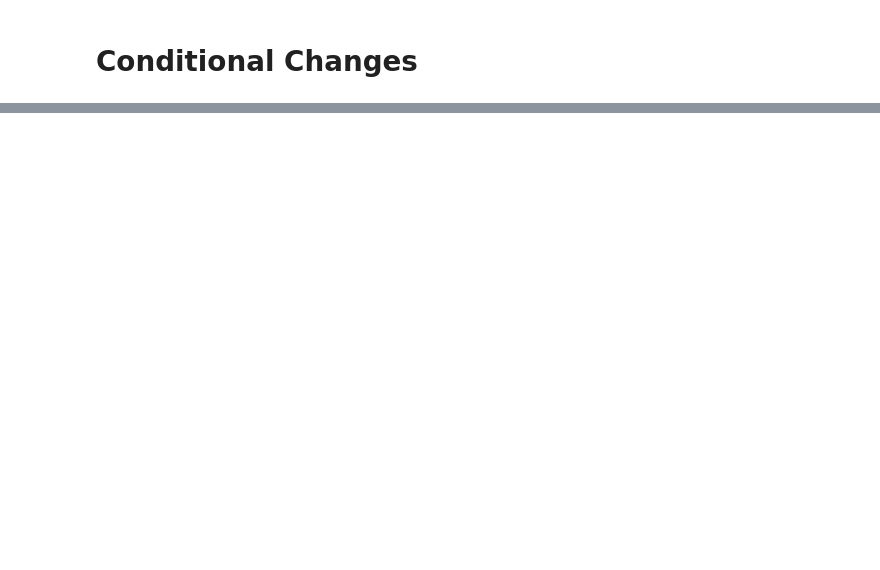
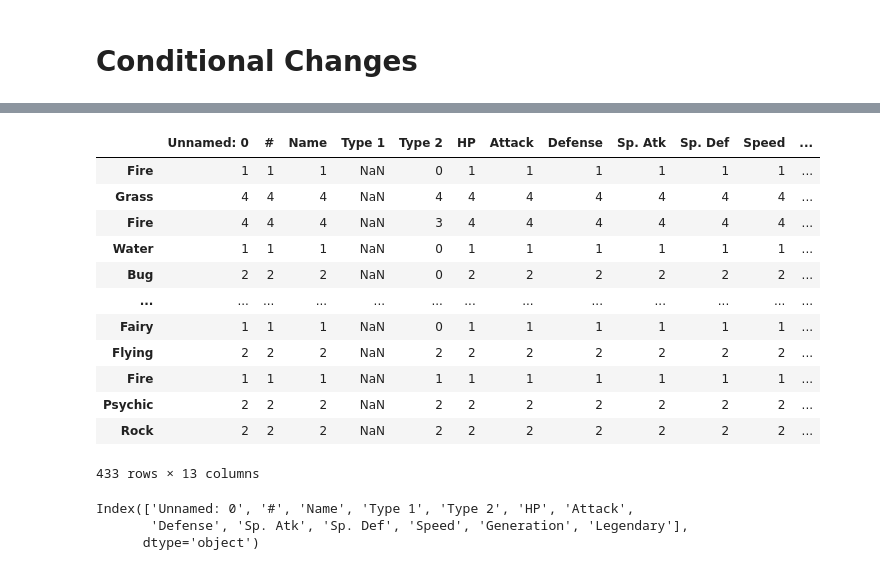
Before and after one commit to KisaPada/learning-pandas, a Jupyter notebook: pandas_youtube_tutorial/Tutorial.ipynb, the cells around one changed output, grey strips where cells are left out. Cells and saved outputs as stored; diff of their text form; code cells hidden in the pictures; blank space fills up the shorter version.

```diff
--- a/pandas_youtube_tutorial/Tutorial.ipynb
+++ b/pandas_youtube_tutorial/Tutorial.ipynb
@@ -338,0 +447,29 @@ new_df.head()
+# %%
+# Now, you can:
+new_df = pd.DataFrame(columns=df.columns)
+
+for df in pd.read_csv("output\\modified.csv", chunksize=5):
+    results = df.groupby(["Type 1"]).count()
+    new_df = pd.concat([new_df, results])
+
+new_df
+# %% [output]
+|  | Unnamed: 0 | # | Name | Type 1 | Type 2 | HP | Attack | Defense | Sp. Atk | Sp. Def | Speed | ... |
+| Fire | 1 | 1 | 1 | NaN | 0 | 1 | 1 | 1 | 1 | 1 | 1 | ... |
+| Grass | 4 | 4 | 4 | NaN | 4 | 4 | 4 | 4 | 4 | 4 | 4 | ... |
+| Fire | 4 | 4 | 4 | NaN | 3 | 4 | 4 | 4 | 4 | 4 | 4 | ... |
+| Water | 1 | 1 | 1 | NaN | 0 | 1 | 1 | 1 | 1 | 1 | 1 | ... |
+| Bug | 2 | 2 | 2 | NaN | 0 | 2 | 2 | 2 | 2 | 2 | 2 | ... |
+| ... | ... | ... | ... | ... | ... | ... | ... | ... | ... | ... | ... | ... |
+| Fairy | 1 | 1 | 1 | NaN | 0 | 1 | 1 | 1 | 1 | 1 | 1 | ... |
+| Flying | 2 | 2 | 2 | NaN | 2 | 2 | 2 | 2 | 2 | 2 | 2 | ... |
+| Fire | 1 | 1 | 1 | NaN | 1 | 1 | 1 | 1 | 1 | 1 | 1 | ... |
+| Psychic | 2 | 2 | 2 | NaN | 2 | 2 | 2 | 2 | 2 | 2 | 2 | ... |
+| Rock | 2 | 2 | 2 | NaN | 2 | 2 | 2 | 2 | 2 | 2 | 2 | ... |
+433 rows × 13 columns
+# %%
+new_df.columns
+# %% [output]
+Index(['Unnamed: 0', '#', 'Name', 'Type 1', 'Type 2', 'HP', 'Attack',
+       'Defense', 'Sp. Atk', 'Sp. Def', 'Speed', 'Generation', 'Legendary'],
+      dtype='object')
```
Also changed, not shown: parts of 10 cells of this notebook, 2 other files.
